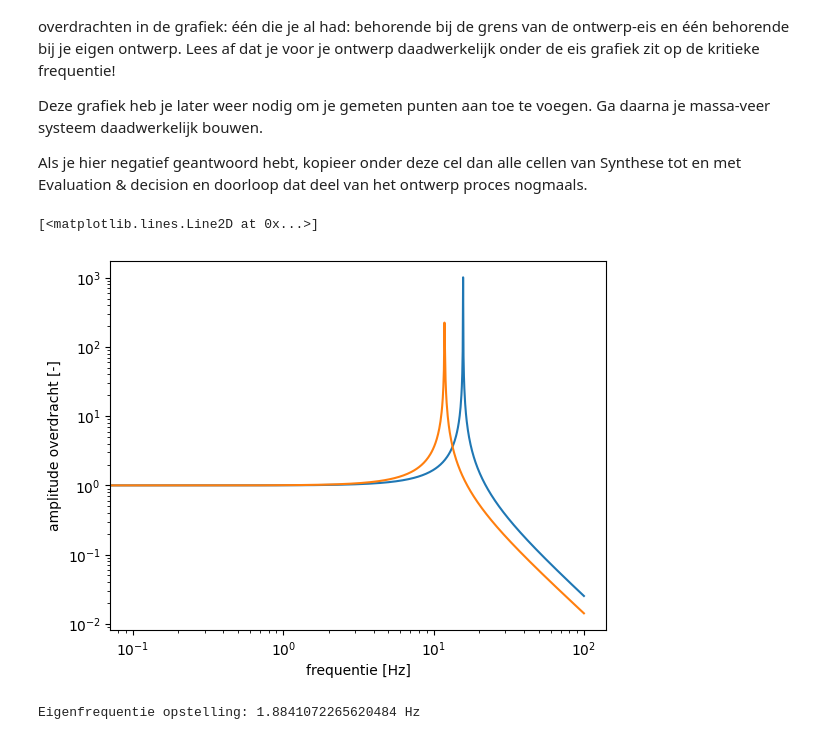
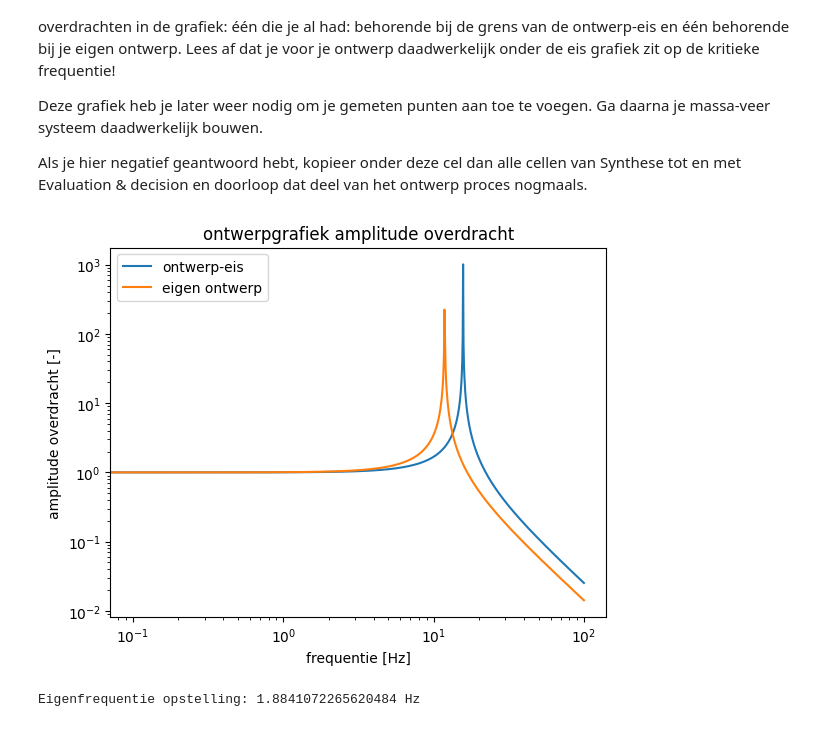
Before and after one commit to sdwijnands/opdrachten-DEF-D, a Jupyter notebook: FysiekeOntwerpopdrachten/5MaakEenOpstellingTrillingsvrij/Ontwerpopdracht5MaakEenOpstellingTrillingsvrijInvulTemplate.ipynb, the cells around one changed output. Drawn from its saved outputs; the diff is of its cells as text; code cells hidden in the pictures.

```diff
--- a/FysiekeOntwerpopdrachten/5MaakEenOpstellingTrillingsvrij/Ontwerpopdracht5MaakEenOpstellingTrillingsvrijInvulTemplate.ipynb
+++ b/FysiekeOntwerpopdrachten/5MaakEenOpstellingTrillingsvrij/Ontwerpopdracht5MaakEenOpstellingTrillingsvrijInvulTemplate.ipynb
@@ -157,24 +160,26 @@ Als je hier negatief geantwoord hebt, kopieer onder deze cel dan alle cellen van
 # %%
 # Voeg hier je plot in.
 def f(w):
     return np.abs(1/(1-((w**2)/(omega_0**2))))
 
 def f2(w,x):
     return np.abs(1/(1-((w**2)/((g)/(x)))))
 
 a= np.linspace(0,100,1000)
 
 plt.figure()
 plt.plot(a,f(a),label='ontwerp-eis')
 plt.xscale('log')
 plt.yscale('log')
 plt.ylabel('amplitude overdracht [-]')
 plt.xlabel('frequentie [Hz]')
 
 plt.plot(a,f2(a,0.07),label='eigen ontwerp')
+plt.legend()
+plt.title("ontwerpgrafiek amplitude overdracht")
+plt.savefig("ontwerpgrafiek_amplitudeoverdracht.png", dpi=450)
 # %% [output]
-[<matplotlib.lines.Line2D at 0x...>]
-[figure, old version]
+[figure, new version]
 # %%
 w_0_opst = np.sqrt(g/7e-2)
 f0_opst = w_0_opst/(2*np.pi)
```
Also changed, not shown: parts of 6 cells of this notebook, 5 other files.
